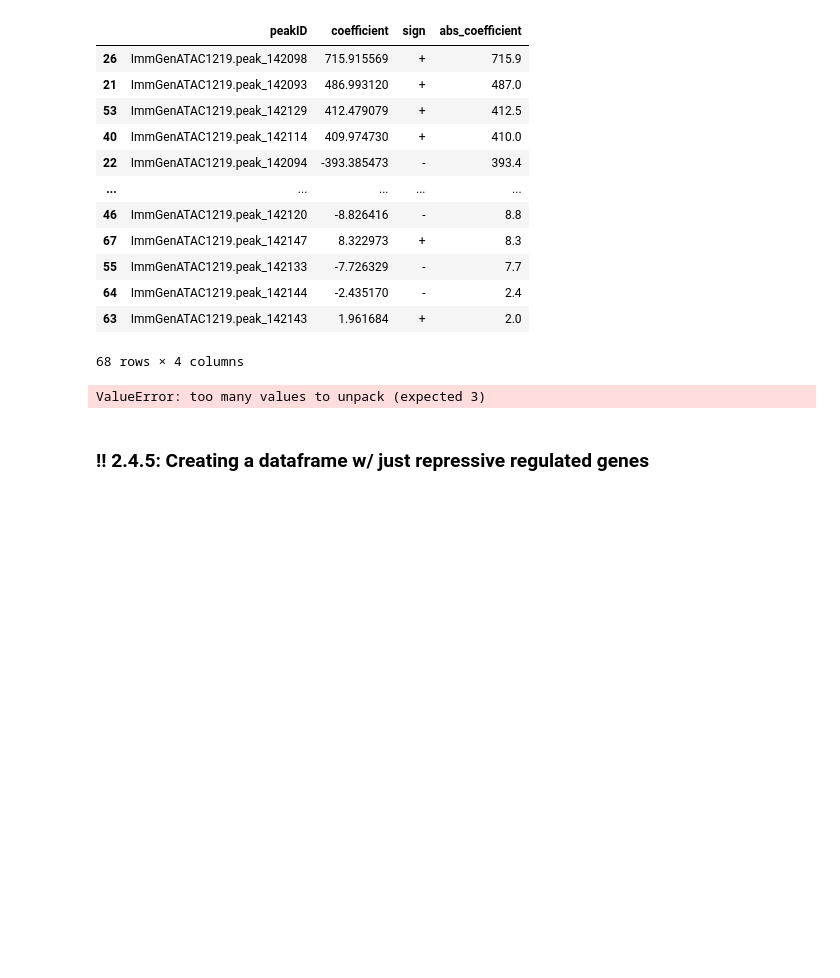
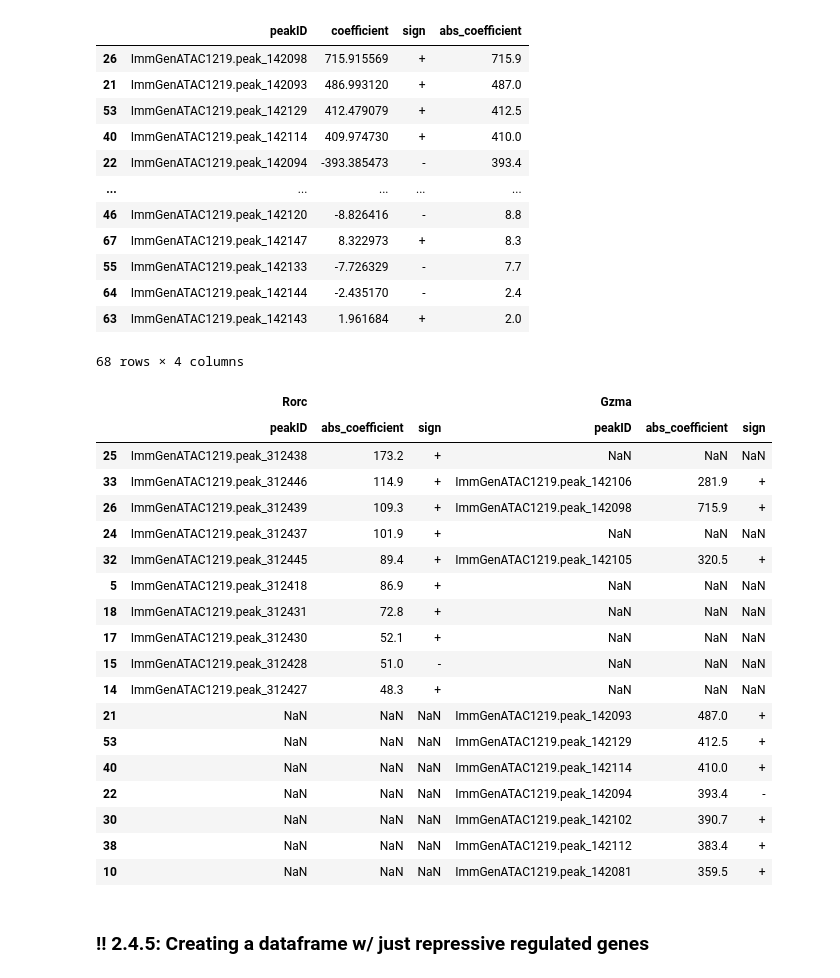
Before and after one commit to datascience-mobi-2026/topic04_team03, a Jupyter notebook: jupyter_peter_v1.2.ipynb, the cells around one changed output. Saved outputs shown, nothing was run; the diff lists cells and outputs as text; code cells hidden in the pictures; blank space fills up the shorter version.

```diff
--- a/jupyter_peter_v1.2.ipynb
+++ b/jupyter_peter_v1.2.ipynb
@@ -3,12 +3,3 @@ import pandas as pd
 import numpy as np
 from pathlib import Path
 from sklearn.preprocessing import StandardScaler
-# %%
-##ATAC Data general
-ATAC_path = Path('data') / 'ImmGenATAC18_AllOCRsInfo.csv'
-ATAC_data = pd.read_csv(ATAC_path)
-
-##ATAC Data without unreliable Data
-threshold = -np.log10(0.05)
-ATAC_data_removed = ATAC_data[ATAC_data["_-log10_bestPvalue"] >= threshold].copy()
-ATAC_data_removed.__len__()
@@ -909,37 +635,41 @@ coef_Gzma
 68 rows × 4 columns
 # %%
 #comparing strongest 10 CREs of all three
-coef_Rorc, r2, cv = coef_gen("Rorc")
-coef_Gzma, r2, cv = coef_gen("Gzma")
-coef_Cd44, r2, cv = coef_gen("Cd44")
-coef_Cd46, r2, cv = coef_gen("Cd46")
-
+coef_Rorc, r2, cv, peak_ids = coef_gen("Rorc")
+coef_Gzma, r2, cv, peak_ids = coef_gen("Gzma")
 
 vergleich = pd.concat(
     [
         coef_Rorc[["peakID", "abs_coefficient", "sign"]].head(10),
         coef_Gzma[["peakID", "abs_coefficient", "sign"]].head(10),
-        coef_Eomes[["peakID", "abs_coefficient", "sign"]].head(10),
-        coef_IL17f[["peakID", "abs_coefficient", "sign"]].head(10),
     ],
     axis=1,
-    keys=["Rorc", "Gzma", "Eomes", "IL17f"]
-)
+    keys=["Rorc", "Gzma"])
 
 repression_percent = (coef_Rorc.loc[coef_Rorc["coefficient"] < 0,"abs_coefficient"].sum()
                                   /coef_Rorc["abs_coefficient"].sum()) * 100
 
-print(repression_percent)
-
-topk_has_repressor = (coef_Rorc.sort_values("abs_coefficient", ascending=False).head(10)["coefficient"] < 0).any()
-
-print(topk_has_repressor)
-
 vergleich
-
-coef_Cd46
 # %% [output]
-ValueError: too many values to unpack (expected 3)
+|  | Rorc |  |  | Gzma |  |  |
+|  | peakID | abs_coefficient | sign | peakID | abs_coefficient | sign |
+| 25 | ImmGenATAC1219.peak_312438 | 173.2 | + | NaN | NaN | NaN |
+| 33 | ImmGenATAC1219.peak_312446 | 114.9 | + | ImmGenATAC1219.peak_142106 | 281.9 | + |
+| 26 | ImmGenATAC1219.peak_312439 | 109.3 | + | ImmGenATAC1219.peak_142098 | 715.9 | + |
+| 24 | ImmGenATAC1219.peak_312437 | 101.9 | + | NaN | NaN | NaN |
+| 32 | ImmGenATAC1219.peak_312445 | 89.4 | + | ImmGenATAC1219.peak_142105 | 320.5 | + |
+| 5 | ImmGenATAC1219.peak_312418 | 86.9 | + | NaN | NaN | NaN |
+| 18 | ImmGenATAC1219.peak_312431 | 72.8 | + | NaN | NaN | NaN |
+| 17 | ImmGenATAC1219.peak_312430 | 52.1 | + | NaN | NaN | NaN |
+| 15 | ImmGenATAC1219.peak_312428 | 51.0 | - | NaN | NaN | NaN |
+| 14 | ImmGenATAC1219.peak_312427 | 48.3 | + | NaN | NaN | NaN |
+| 21 | NaN | NaN | NaN | ImmGenATAC1219.peak_142093 | 487.0 | + |
+| 53 | NaN | NaN | NaN | ImmGenATAC1219.peak_142129 | 412.5 | + |
+| 40 | NaN | NaN | NaN | ImmGenATAC1219.peak_142114 | 410.0 | + |
+| 22 | NaN | NaN | NaN | ImmGenATAC1219.peak_142094 | 393.4 | - |
+| 30 | NaN | NaN | NaN | ImmGenATAC1219.peak_142102 | 390.7 | + |
+| 38 | NaN | NaN | NaN | ImmGenATAC1219.peak_142112 | 383.4 | + |
+| 10 | NaN | NaN | NaN | ImmGenATAC1219.peak_142081 | 359.5 | + |
 # %% [markdown]
 ### !! 2.4.5: Creating a dataframe w/ just repressive regulated genes
 # %%
```
Also changed, not shown: parts of 53 cells of this notebook, 1 other file.
